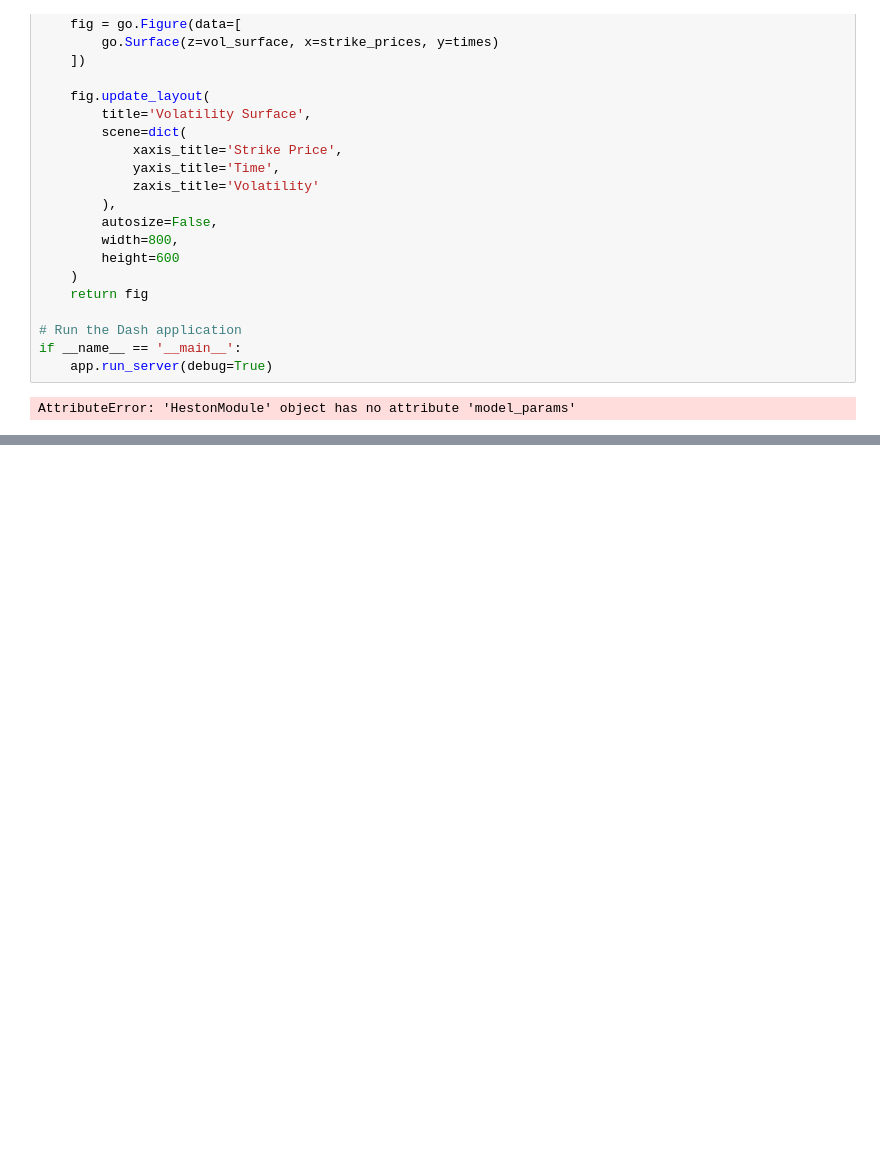
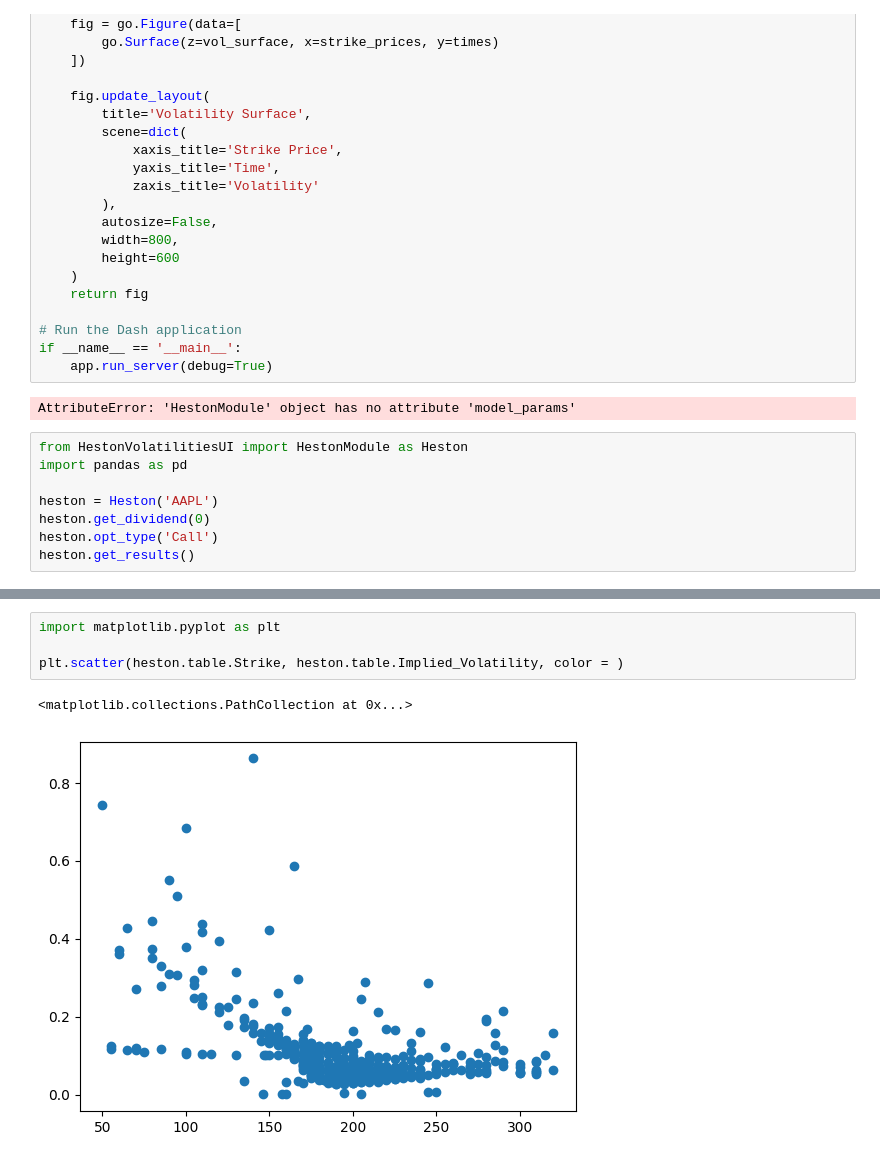
Before and after one commit to waldensanchez/HestonAutomation, a Jupyter notebook: V3.ipynb, the cells around one changed output, grey strips where cells are left out. Cells and saved outputs as stored; diff of their text form; blank space fills up the shorter version.

```diff
--- a/V3.ipynb
+++ b/V3.ipynb
@@ -355,3 +355,11 @@ if __name__ == '__main__':
     app.run_server(debug=True)
 # %% [output]
 AttributeError: 'HestonModule' object has no attribute 'model_params'
+# %%
+from HestonVolatilitiesUI import HestonModule as Heston
+import pandas as pd
+
+heston = Heston('AAPL')
+heston.get_dividend(0)
+heston.opt_type('Call')
+heston.get_results()
@@ -357,0 +390,7 @@ AttributeError: 'HestonModule' object has no attribute 'model_params'
+# %%
+import matplotlib.pyplot as plt
+
+plt.scatter(heston.table.Strike, heston.table.Implied_Volatility, color = )
+# %% [output]
+<matplotlib.collections.PathCollection at 0x...>
+[figure, added]
```
Also changed, not shown: parts of 7 cells of this notebook, 4 other files.
